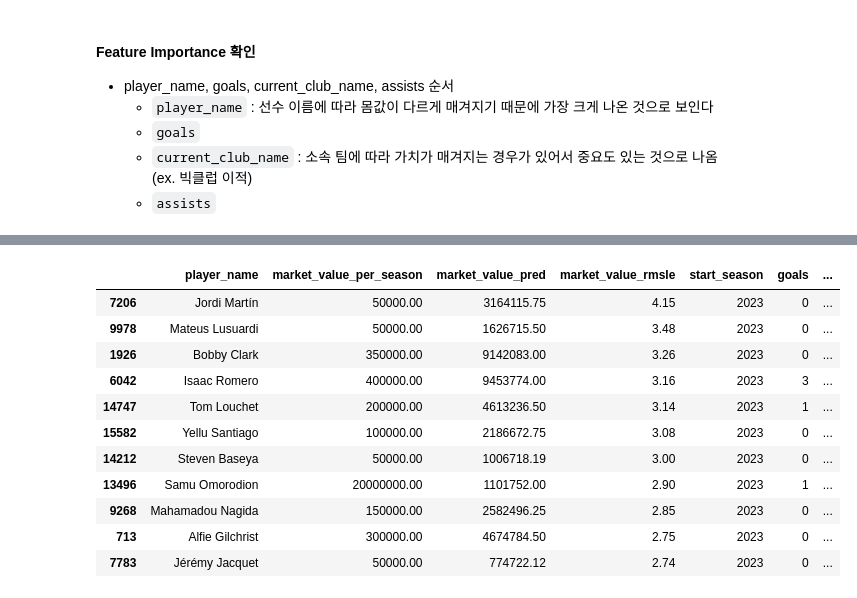
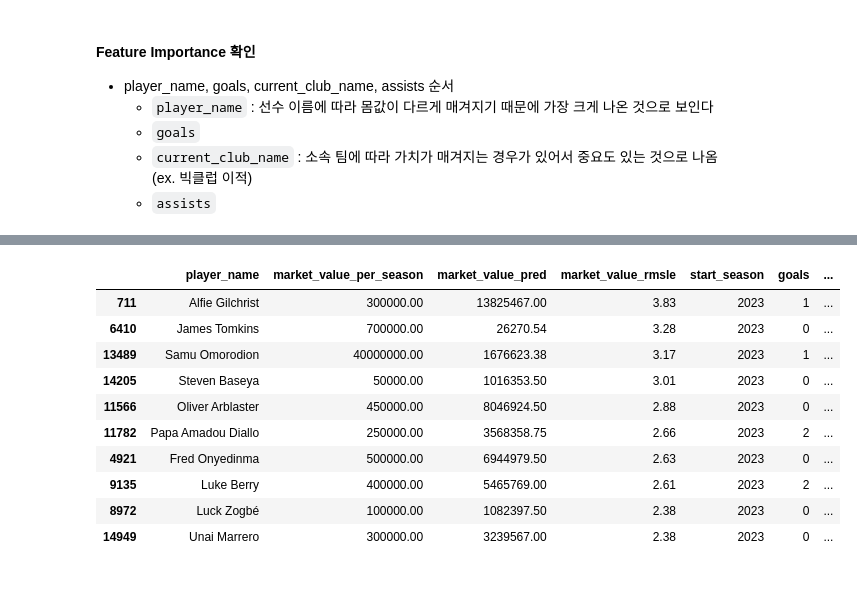
Before and after one commit to benidjor/player-value-prediction-from-transfermarkt, a Jupyter notebook: model-player-value-prediction.ipynb, the cells around one changed output, grey strips where cells are left out. Drawn from its saved outputs; the diff is of its cells as text; code cells hidden in the pictures.

```diff
--- a/model-player-value-prediction.ipynb
+++ b/model-player-value-prediction.ipynb
@@ -915,14 +915,14 @@ plt.show()
 # %%
 # test 데이터프레임 copy
-test_copy = test.copy()
+test_copy_xgb = test.copy()
 
 # xgb_optuna 모델로 예측한 X_test의 몸값을 담은 컬럼을 test_copy에 생성
-test_copy["market_value_pred"] = xgb_optuna.predict(X_test)
+test_copy_xgb["market_value_pred"] = xgb_optuna.predict(X_test)
 # %%
 # get_rmsle 함수 활용하여, 실제 몸값과 예측 몸값의 차이 RMSLE 계산한 컬럼 생성
-test_copy['market_value_rmsle'] = test_copy.apply(lambda x:get_rmsle(x["market_value_per_season"], x["market_value_pred"]), axis=1)
+test_copy_xgb['market_value_rmsle'] = test_copy_xgb.apply(lambda x:get_rmsle(x["market_value_per_season"], x["market_value_pred"]), axis=1)
 # %%
-test_copy = test_copy[['player_name', 'market_value_per_season', 'market_value_pred', 'market_value_rmsle',
+test_copy_xgb = test_copy_xgb[['player_name', 'market_value_per_season', 'market_value_pred', 'market_value_rmsle',
                        'start_season', 'goals', 'assists', 'minutes_played',
                        'competition_code', 'age', 'position', 'current_club_name', 'country',
                        'foot', 'height_in_cm']]
@@ -946,18 +964,17 @@ test_copy[test_copy.market_value_rmsle <= 0.05].sort_values(by="market_value_per
 # %%
-# RMSLE 값이 2.7 이상인 예측 값 확인
-# RMSLE 값 최대치 : 약 4.2
+# RMSLE 값이 0.64 (75%) 이상인 예측 값 확인
+# RMSLE 값 최대치 : 약 3.83
 
-test_copy[test_copy.market_value_rmsle >= 2.7].sort_values(by="market_value_rmsle", ascending=False)
+test_copy_xgb[test_copy_xgb.market_value_rmsle >= 0.64].sort_values(by="market_value_rmsle", ascending=False).head(10)
 # %% [output]
 |  | player_name | market_value_per_season | market_value_pred | market_value_rmsle | start_season | goals | ... |
-| 7206 | Jordi Martín | 50000.00 | 3164115.75 | 4.15 | 2023 | 0 | ... |
-| 9978 | Mateus Lusuardi | 50000.00 | 1626715.50 | 3.48 | 2023 | 0 | ... |
-| 1926 | Bobby Clark | 350000.00 | 9142083.00 | 3.26 | 2023 | 0 | ... |
-| 6042 | Isaac Romero | 400000.00 | 9453774.00 | 3.16 | 2023 | 3 | ... |
-| 14747 | Tom Louchet | 200000.00 | 4613236.50 | 3.14 | 2023 | 1 | ... |
-| 15582 | Yellu Santiago | 100000.00 | 2186672.75 | 3.08 | 2023 | 0 | ... |
-| 14212 | Steven Baseya | 50000.00 | 1006718.19 | 3.00 | 2023 | 0 | ... |
-| 13496 | Samu Omorodion | 20000000.00 | 1101752.00 | 2.90 | 2023 | 1 | ... |
-| 9268 | Mahamadou Nagida | 150000.00 | 2582496.25 | 2.85 | 2023 | 0 | ... |
-| 713 | Alfie Gilchrist | 300000.00 | 4674784.50 | 2.75 | 2023 | 0 | ... |
-| 7783 | Jérémy Jacquet | 50000.00 | 774722.12 | 2.74 | 2023 | 0 | ... |
+| 711 | Alfie Gilchrist | 300000.00 | 13825467.00 | 3.83 | 2023 | 1 | ... |
+| 6410 | James Tomkins | 700000.00 | 26270.54 | 3.28 | 2023 | 0 | ... |
+| 13489 | Samu Omorodion | 40000000.00 | 1676623.38 | 3.17 | 2023 | 1 | ... |
+| 14205 | Steven Baseya | 50000.00 | 1016353.50 | 3.01 | 2023 | 0 | ... |
+| 11566 | Oliver Arblaster | 450000.00 | 8046924.50 | 2.88 | 2023 | 0 | ... |
+| 11782 | Papa Amadou Diallo | 250000.00 | 3568358.75 | 2.66 | 2023 | 2 | ... |
+| 4921 | Fred Onyedinma | 500000.00 | 6944979.50 | 2.63 | 2023 | 0 | ... |
+| 9135 | Luke Berry | 400000.00 | 5465769.00 | 2.61 | 2023 | 2 | ... |
+| 8972 | Luck Zogbé | 100000.00 | 1082397.50 | 2.38 | 2023 | 0 | ... |
+| 14949 | Unai Marrero | 300000.00 | 3239567.00 | 2.38 | 2023 | 0 | ... |
```
Also changed, not shown: parts of 40 cells of this notebook, 9 other files.
